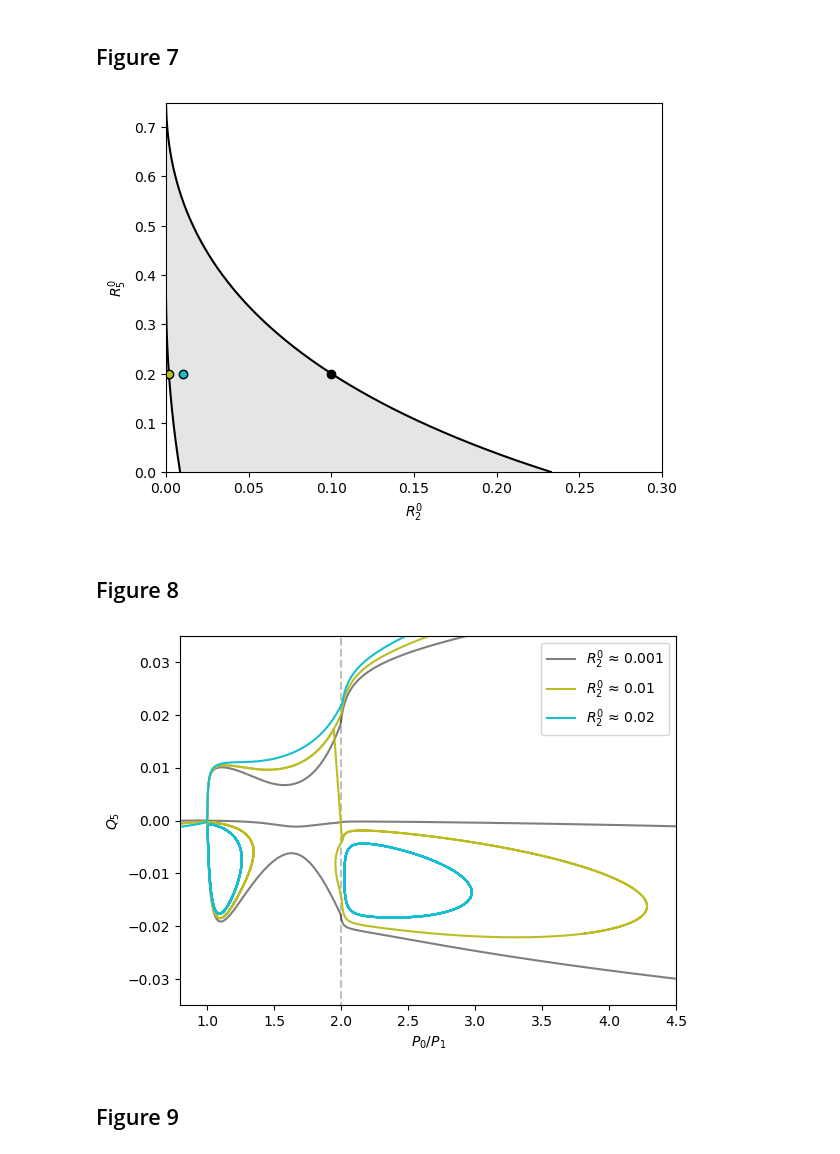
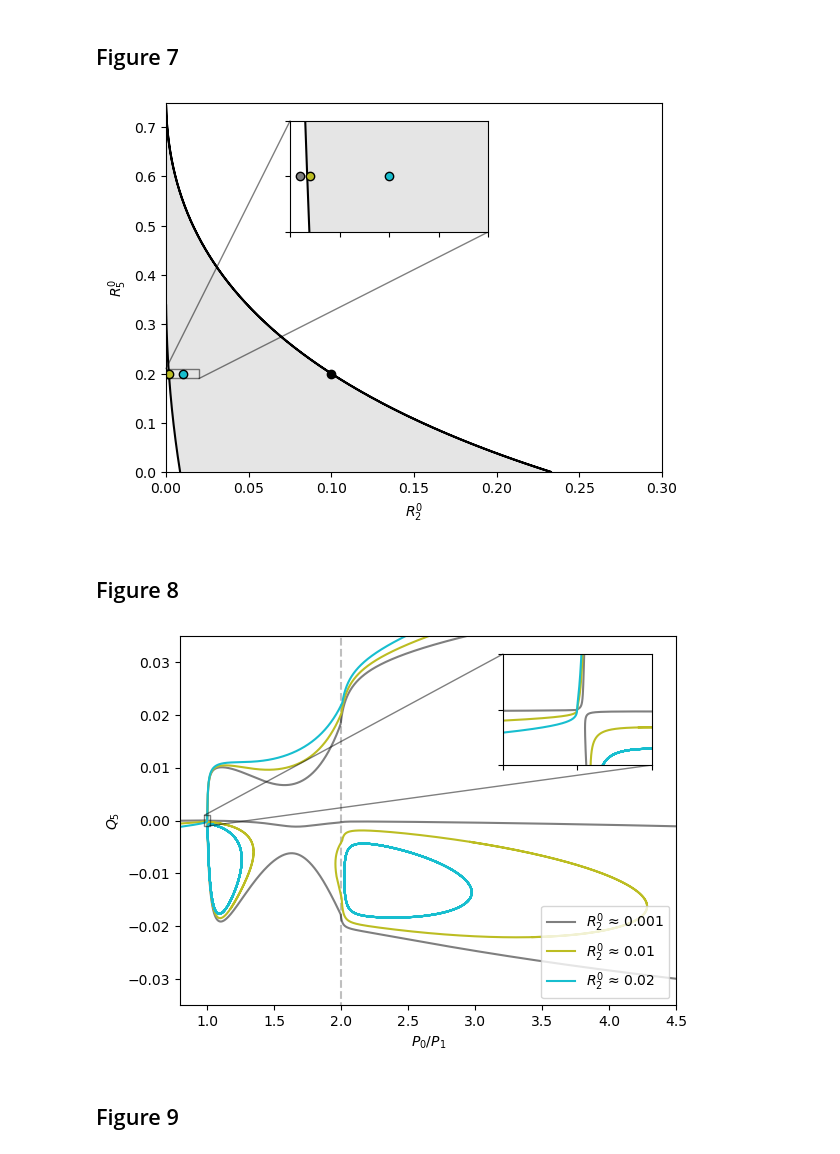
Before and after one commit to NathanKarst/Isolas, a Jupyter notebook: isola.ipynb, the cells around one changed output. Saved outputs shown, nothing was run; the diff lists cells and outputs as text; code cells hidden in the pictures.

```diff
--- a/isola.ipynb
+++ b/isola.ipynb
@@ -496,7 +496,7 @@ else:
     m[-1] = np.log(1)
     M = np.inf*np.ones(len(N.h)+3)
     M[-3] = 1.5
-    M[-2] = 4
+    M[-2] = 4.1
     M[-1] = np.log(100)
 
     opt_isola_center = continuation.Options(maxSteps,m,M)
@@ -1749,6 +1768,7 @@ save_fig('isola_center_continuation_h0_h1')
 # %% [markdown]
 ## Figure 7
 # %%
+# main
 isola_center_continuation = np.real(load_data('isola_center_continuation_r02_r05'))
 plt.plot(isola_center_continuation[:,-2],isola_center_continuation[:,-1],'k')
 
@@ -1776,13 +1796,41 @@ plt.plot(0.001,0.2,'o',c=colors[-3],mec='k')
 plt.plot(0.002,0.2,'o',c=colors[-2],mec='k')
 
 
+# inset
+main_ax = plt.gca()
+xlim = [0, 0.02]
+ylim = [0.19, 0.21]
+inset_ax = main_ax.inset_axes(
+   [0.25, 0.65, 0.4, 0.3],
+    xlim=xlim, ylim=ylim,
+    xticklabels=[], yticklabels=[]
+)
+
+isola_center_continuation = np.real(load_data('isola_center_continuation_r02_r05'))
+inset_ax.plot(isola_center_continuation[:,-2],isola_center_continuation[:,-1],'k')
+
+x = isola_center_continuation[:1250,-2]
+y = isola_center_continuation[:1250,-1]
+
+isola_center_continuation = np.real(load_data('isola_center_continuation_r02_r05_death'))
+inset_ax.plot(isola_center_continuation[:,-2],isola_center_continuation[:,-1],'k')
+
+x = np.append(x,isola_center_continuation[::-1,-2])
+y = np.append(y,isola_center_continuation[::-1,-1])
+
+x = np.append(x,x[0])
+y = np.append(y,y[0])
+
+inset_ax.fill(x,y,'k',alpha=0.1)
+inset_ax.plot(0.01,0.2,'o',c=colors[-1],mec='k')
+inset_ax.plot(0.001,0.2,'o',c=colors[-3],mec='k')
+inset_ax.plot(0.002,0.2,'o',c=colors[-2],mec='k')
+
+main_ax.indicate_inset_zoom(inset_ax, edgecolor="k")
+
 save_fig('isola_center_continuation_r02_r05')
-
-# plt.gca().set_aspect('equal')
-# plt.xlim((0.001,0.01))
-# plt.ylim((0.001,1))
 # %% [output]
-[figure, old version]
+[figure, new version]
 # %% [markdown]
 ## Figure 8
 # %%
@@ -1791,38 +1839,49 @@ idx1 = 5
 
 c = colors
 a = [1,1]
+
+# inset
+main_ax = plt.gca()
+inset_ax = main_ax.inset_axes(
+   [0.65, 0.65, 0.3, 0.3],
+    xlim=[.98, 1.02], ylim=[-.001, 0.001],
+    xticklabels=[], yticklabels=[]
+)
 
 for i, r20 in enumerate(main_continuation_merge.keys()):
     N.set_parameter('l',r20,2)
     for j,data in enumerate([main_continuation_merge[r20], other_continuation_merge[r20], isola_continuation_merge[r20]]):
         if i == 1 and j > 0:
             data = data[40000:,:]
         data = get_Q(data)
         label = None
         if j == 0:
             label = r'$R_2^0$' + ' ≈ ' + str(np.round(r20,3))
 
         if r20 < 0.0018 and j > 1:
             continue
 
         z = 1
         a = 1
         if r20 < 0.0018:
             z = -1
             a = 1
         plt.plot(data[:,idx0],data[:,idx1],c=c[i+7],alpha=a,label=label,zorder=z)
+        inset_ax.plot(data[:,idx0],data[:,idx1],c=c[i+7],alpha=a,label=label,zorder=z)
 
 plt.plot([2,2],[-0.04,0.04],'k--',alpha=0.25,zorder=-1)
 
-plt.legend()
+main_ax.indicate_inset_zoom(inset_ax, edgecolor="k")
+
+plt.legend(loc='lower right')
 plt.xlabel(r'$P_0/P_1$')
 plt.ylabel(r'$Q_' + str(idx1) + '$')
 
 plt.xlim((0.8,4.5))
 plt.ylim((-0.035,0.035))
 save_fig('isola_coexistence')
 # %% [output]
-[figure, old version]
+[figure, new version]
 # %% [markdown]
 ## Figure 9
 # %%
```
Also changed, not shown: parts of 8 cells of this notebook.
